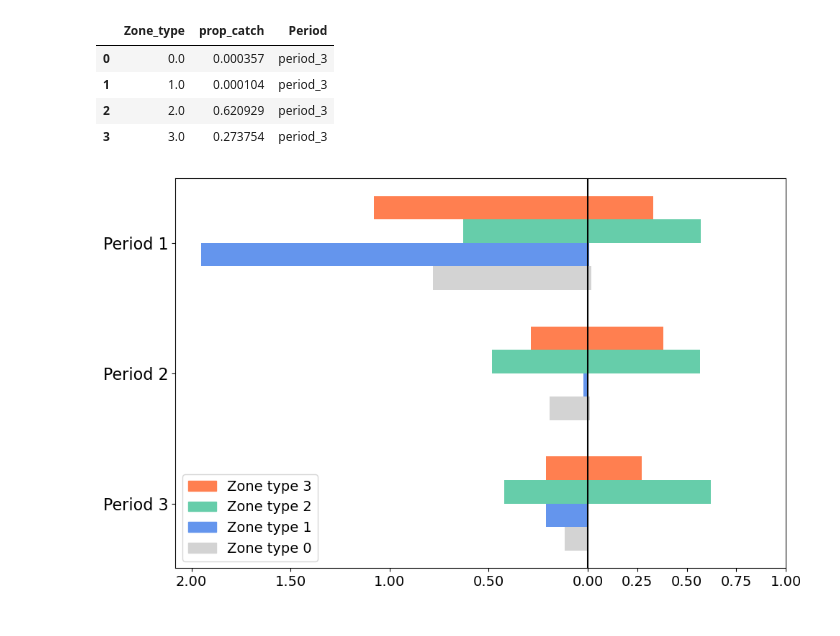
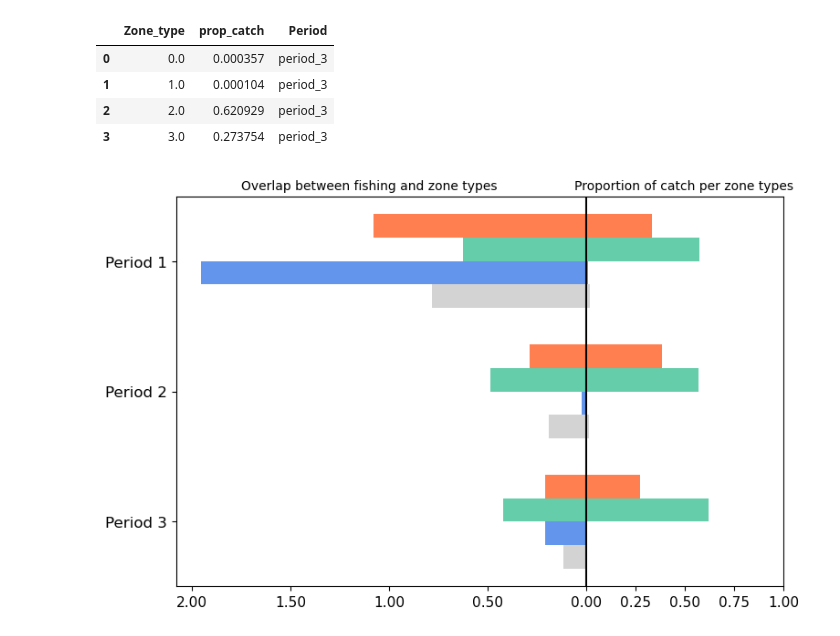
Before and after one commit to AnaelleDurfort/Key_Areas_krill_carbon_sequestration, a Jupyter notebook: 3_Fishing_overlap.ipynb, the cells around one changed output. Drawn from its saved outputs; the diff is of its cells as text; code cells hidden in the pictures.

```diff
--- a/3_Fishing_overlap.ipynb
+++ b/3_Fishing_overlap.ipynb
@@ -485,7 +845,7 @@ zone_colors = {
 }
 
 # Setup du graphique
-fig, ax = plt.subplots(figsize=(10, 6))
+fig, ax = plt.subplots(figsize=(8, 5))
 
 bar_width = 0.18
 periods = ["period_1", "period_2", "period_3"] # + "all_years" ?
@@ -502,37 +862,40 @@ for i, zt in enumerate(zone_types):
         # Index vertical ajusté par zone
         y = j + (i - 1.5) * bar_width
 
         # Gauche : True_area (négatif pour barre à gauche, mais valeur positive en label)
         ax.barh(y, -subset['True_area_norm'].values[0],
                 height=bar_width, color=zone_colors[zt])
 
         # Droite : prop_catch
         ax.barh(y, subset['prop_catch_norm'].values[0],
                 height=bar_width, color=zone_colors[zt])
 
 # Axe central
 ax.axvline(0, color='black')
 
 # Y ticks
 ax.set_yticks(y_pos)
-ax.set_yticklabels(["Period 1", "Period 2", "Period 3"], fontsize=16)
+ax.set_yticklabels(["Period 1", "Period 2", "Period 3"], fontsize=12)
 ax.invert_yaxis()
 
 # Convert x-tick labels to absolute values
 x_ticks = np.array([-2 , -1.5, -1 , -0.5,  0 , 0.25,  0.5, 0.75, 1. ]) #ax.get_xticks()
 ax.set_xticks(x_ticks)  # Explicitly set the ticks
-ax.set_xticklabels([f"{abs(x):.2f}" for x in x_ticks], fontsize=14)
+ax.set_xticklabels([f"{abs(x):.2f}" for x in x_ticks], fontsize=11)
+
+plt.text(-1.75, -0.55, 'Overlap between fishing and zone types', fontsize=10)
+plt.text(-0.06, -0.55, 'Proportion of catch per zone types', fontsize=10)
 
 # Légende
-from matplotlib.patches import Patch
-legend_patches = [Patch(color=zone_colors[z], label=f'Zone type {int(z)}') for z in zone_types]
-ax.legend(handles=legend_patches, loc='lower left', fontsize=14)
+# from matplotlib.patches import Patch
+# legend_patches = [Patch(color=zone_colors[z], label=f'Zone type {int(z)}') for z in zone_types]
+# ax.legend(handles=legend_patches, loc='lower left', fontsize=14)
 
 plt.tight_layout()
 
 
-plt.savefig('./figures/tornadoplot_fishing.png',bbox_inches='tight', dpi=300)
+# plt.savefig('./figures/tornadoplot_fishing.png',bbox_inches='tight', dpi=300)
 
 plt.show()
 # %% [output]
-[figure, old version]
+[figure, new version]
```
Also changed, not shown: parts of 9 cells of this notebook, 9 other files.
